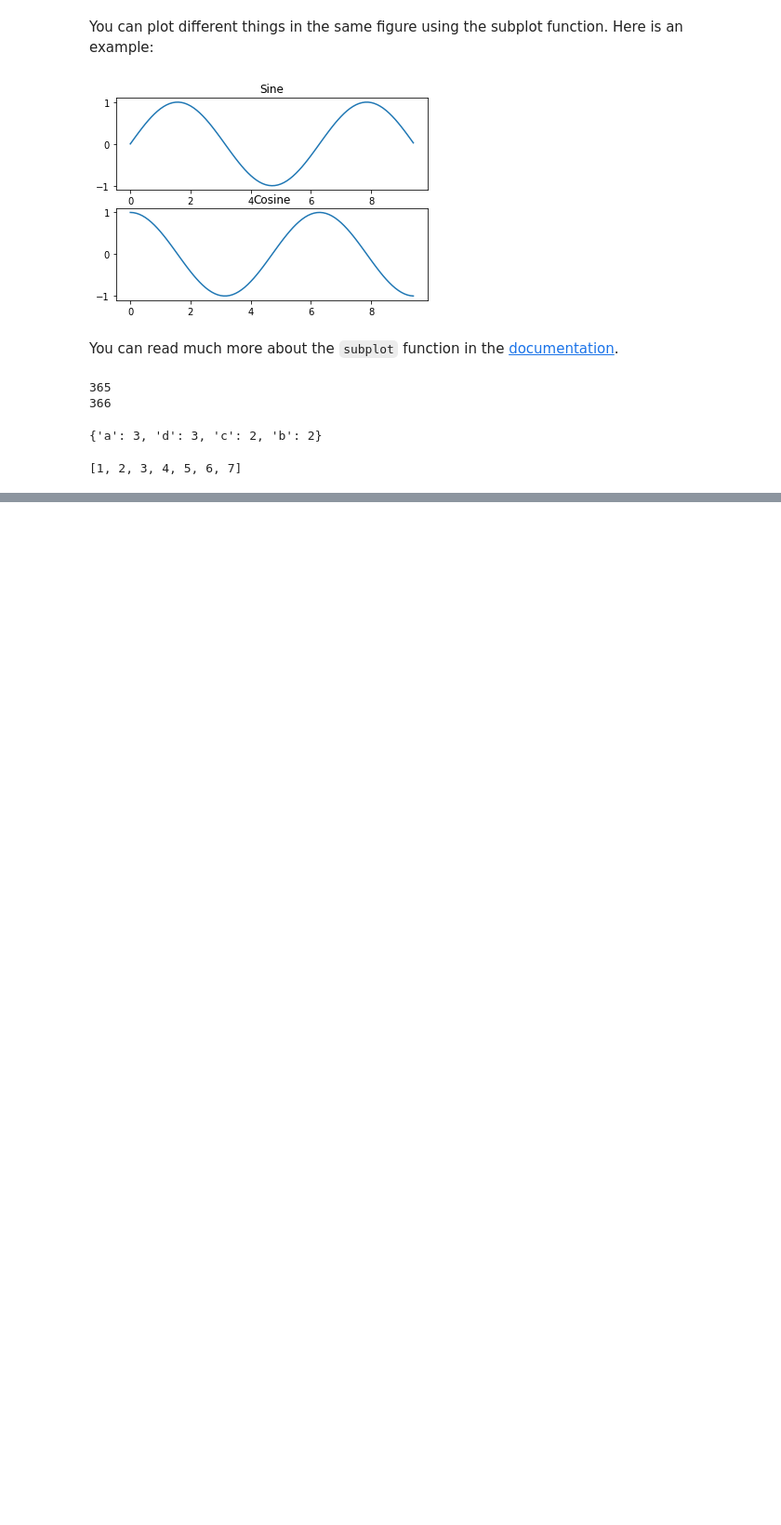
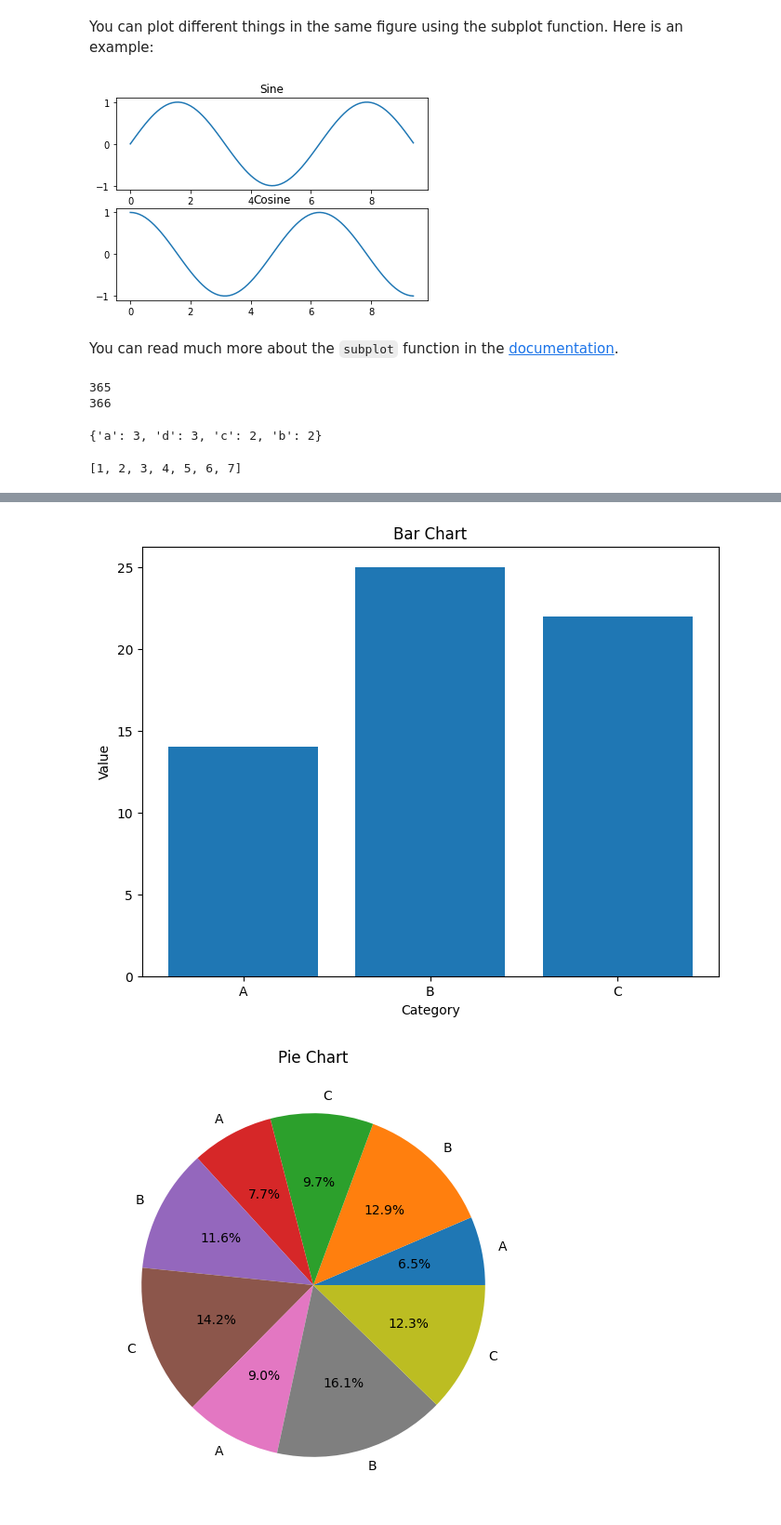
Before and after one commit to 202201239/IE416_Robot_Programming, a Jupyter notebook: python-colab.ipynb, the cells around one changed output, grey strips where cells are left out. Shown at 93% size. Saved outputs shown, nothing was run; the diff lists cells and outputs as text; code cells hidden in the pictures; blank space fills up the shorter version.

```diff
--- a/python-colab.ipynb
+++ b/python-colab.ipynb
@@ -1055,0 +1219,71 @@ Sorted stack: [9, 5, 3, 1]
+# %%
+# Q10. Using the following dataset, visualize the data with the maximum number of visualization tools
+# available in Python. Create a variety of plots and charts, including but not limited to bar charts, pie
+# charts, line graphs, scatter plots, histograms, and heatmaps. Use libraries such as matplotlib,
+# seaborn, and plotly to explore different ways of presenting the data. Provide clear titles, labels, and
+# legends to enhance the readability of your visualizations.
+
+import matplotlib.pyplot as plt
+import seaborn as sns
+import plotly.express as px
+import pandas as pd
+import numpy as np
+
+# Sample dataset (replace with your actual data)
+data = {
+    'Category': ['A', 'B', 'C', 'A', 'B', 'C', 'A', 'B', 'C'],
+    'Value': [10, 20, 15, 12, 18, 22, 14, 25, 19]
+}
+df = pd.DataFrame(data)
+
+# 1. Bar Chart
+plt.figure(figsize=(8, 6))
+plt.bar(df['Category'], df['Value'])
+plt.title('Bar Chart')
+plt.xlabel('Category')
+plt.ylabel('Value')
+plt.show()
+
+# 2. Pie Chart
+plt.figure(figsize=(8, 6))
+plt.pie(df['Value'], labels=df['Category'], autopct='%1.1f%%')
+plt.title('Pie Chart')
+plt.show()
+
+# 3. Line Graph
+plt.figure(figsize=(8, 6))
+plt.plot(df['Category'], df['Value'])
+plt.title('Line Graph')
+plt.xlabel('Category')
+plt.ylabel('Value')
+plt.show()
+
+# 4. Scatter Plot
+plt.figure(figsize=(8, 6))
+plt.scatter(df['Category'], df['Value'])
+plt.title('Scatter Plot')
+plt.xlabel('Category')
+plt.ylabel('Value')
+plt.show()
+
+# 5. Histogram
+plt.figure(figsize=(8, 6))
+plt.hist(df['Value'], bins=5)
+plt.title('Histogram')
+plt.xlabel('Value')
+plt.ylabel('Frequency')
+plt.show()
+
+# 6. Heatmap
+data = np.random.rand(5, 5)  # Replace with your actual data
+plt.figure(figsize=(8, 6))
+sns.heatmap(data, annot=True, cmap='viridis')
+plt.title('Heatmap')
+plt.show()
+
+# 7. Interactive Plot with Plotly
+fig = px.bar(df, x='Category', y='Value', title='Interactive Bar Chart')
+fig.show()
+# %% [output]
+[figure, added]
+[figure, added]
```
Also changed, not shown: parts of 8 cells of this notebook.
